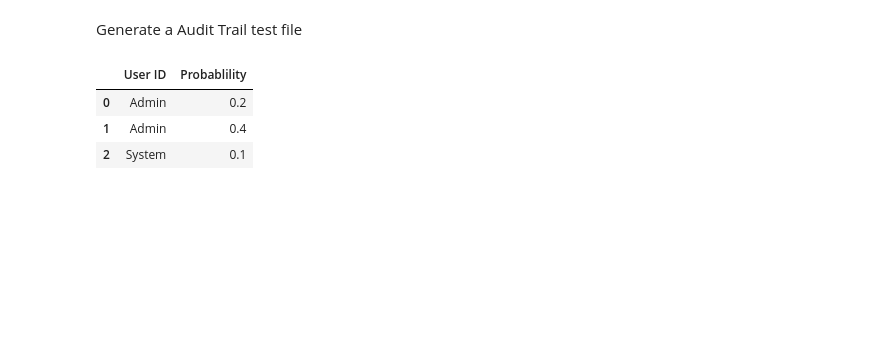
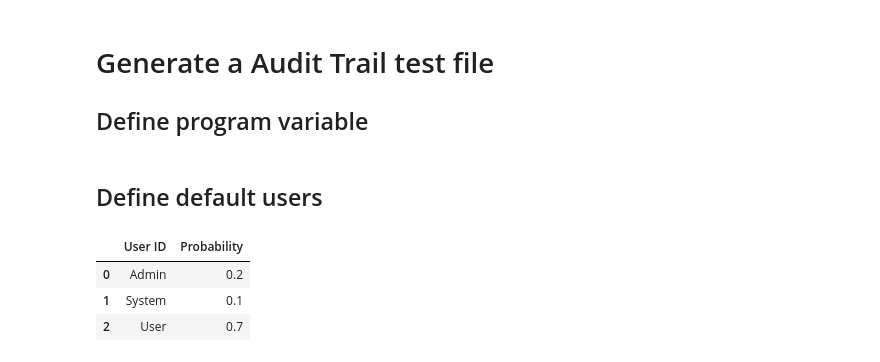
Before and after one commit to JsonFort/AtFileGenerator, a Jupyter notebook: AtFileGenerator.ipynb, the cells around one changed output. Saved outputs shown, nothing was run; the diff lists cells and outputs as text; code cells hidden in the pictures; blank space fills up the shorter version.

```diff
--- a/AtFileGenerator.ipynb
+++ b/AtFileGenerator.ipynb
@@ -1,5 +1,6 @@
 # %% [markdown]
-Generate a Audit Trail test file
+# Generate a Audit Trail test file
+## Define program variable
 # %%
 #Define User Variable
 import pandas as pd
@@ -10,23 +11,53 @@ atEndDate = '01.05.2020 15:00:00' # alternativ könnte hier +8h stehen
 maxAtEntries = 10
 
 
+dataBaseEntries = {
+    'UserDefault': pd.DataFrame( columns = ['User ID', 'Probability'] ),
+    'User': pd.DataFrame( columns = ['User ID', 'Probability'] ),
+    'Description': pd.DataFrame( columns = ['User ID', 'Description', 'Probability'] ),
+    'Comments':  pd.DataFrame( columns = ['User ID', 'Description', 'Comment', 'Probability'] )
+}
+
+
 dataBase = pd.DataFrame(columns = ['Timestamp', 'User ID', 'Object ID', 'Description', 'Comments'])
 userDB = pd.DataFrame( columns = ['User ID', 'Probablility'] )
 
 #descriptionDB = pd.DataFrame(  columns = ['Description', 'Probablility'] )
 
-
-userDB['User ID'] = ['Admin', 'Admin', 'System']
-userDB['Probablility'] = [0.2, 0.4, 0.1]
+#dataBaseEntries['UserDefault']['User ID'] = ['Admin', 'System']
+#dataBaseEntries['UserDefault']['Probablility'] = [0.2, 0.1]
+userDB['User ID'] = ['Admin', 'System']
+userDB['Probablility'] = [0.2, 0.1]
 
 #userDB.set_index(['User ID'], inplace = True)
-
-userDB
-# %% [output]
-|  | User ID | Probablility |
-| 0 | Admin | 0.2 |
-| 1 | Admin | 0.4 |
-| 2 | System | 0.1 |
+# %% [markdown]
+## Define default users
+# %%
+#Define default users
+entries = {
+    'Admin': 0.2,
+    'System': 0.1,
+    'User': 0.7
+}
+
+
+dataBaseEntries['UserDefault']['User ID'] = entries.keys()
+dataBaseEntries['UserDefault']['Probability'] = entries.values()
+
+
+
+userDB['User ID'] = ['Admin', 'System']
+userDB['Probablility'] = [0.2, 0.1]
+
+#userDB.set_index(['User ID'], inplace = True)
+
+userDB
+dataBaseEntries['UserDefault']
+# %% [output]
+|  | User ID | Probability |
+| 0 | Admin | 0.2 |
+| 1 | System | 0.1 |
+| 2 | User | 0.7 |
 # %%
 #userDB.loc['Admin']
 
```
Also changed, not shown: parts of 13 cells of this notebook.
